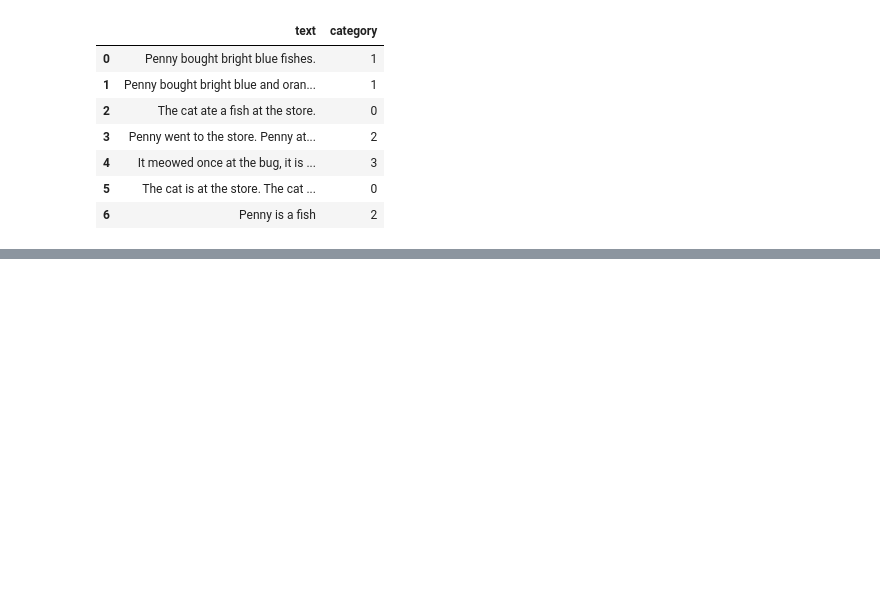
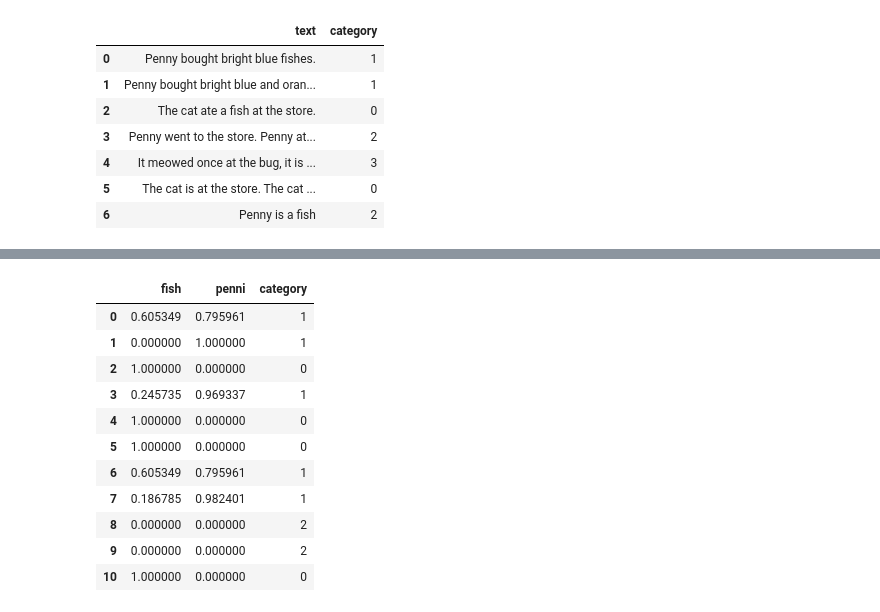
Before and after one commit to M0nica/Lede2016, a Jupyter notebook: foundations/14-tf-dfnotebooks/TF-IDF.ipynb, the cells around one changed output, grey strips where cells are left out. Cells and saved outputs as stored; diff of their text form; code cells hidden in the pictures; blank space fills up the shorter version.

```diff
--- a/foundations/14-tf-dfnotebooks/TF-IDF.ipynb
+++ b/foundations/14-tf-dfnotebooks/TF-IDF.ipynb
@@ -485,0 +622,15 @@ results
+# %%
+df
+# %% [output]
+|  | fish | penni | category |
+| 0 | 0.605349 | 0.795961 | 1 |
+| 1 | 0.000000 | 1.000000 | 1 |
+| 2 | 1.000000 | 0.000000 | 0 |
+| 3 | 0.245735 | 0.969337 | 1 |
+| 4 | 1.000000 | 0.000000 | 0 |
+| 5 | 1.000000 | 0.000000 | 0 |
+| 6 | 0.605349 | 0.795961 | 1 |
+| 7 | 0.186785 | 0.982401 | 1 |
+| 8 | 0.000000 | 0.000000 | 2 |
+| 9 | 0.000000 | 0.000000 | 2 |
+| 10 | 1.000000 | 0.000000 | 0 |
```
Also changed, not shown: parts of 14 cells of this notebook.
